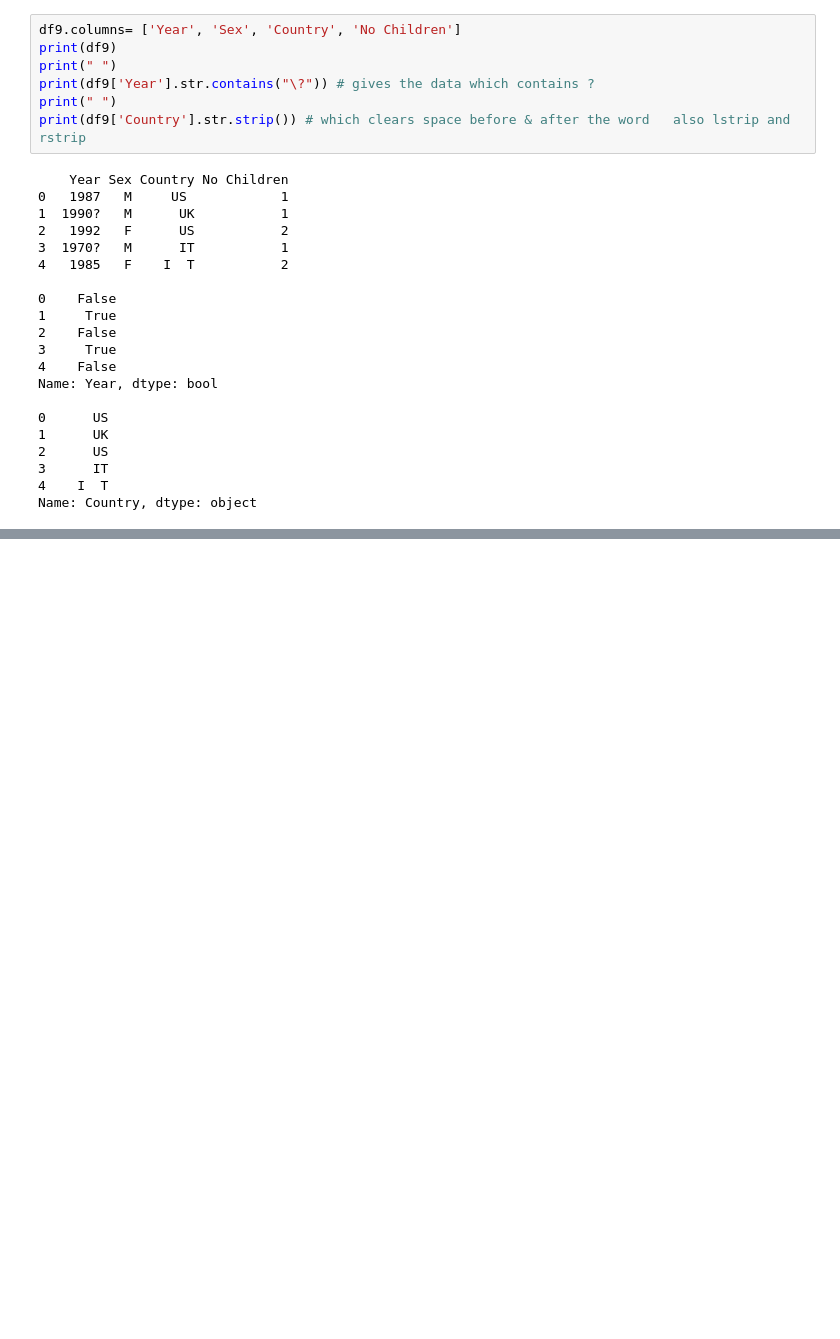
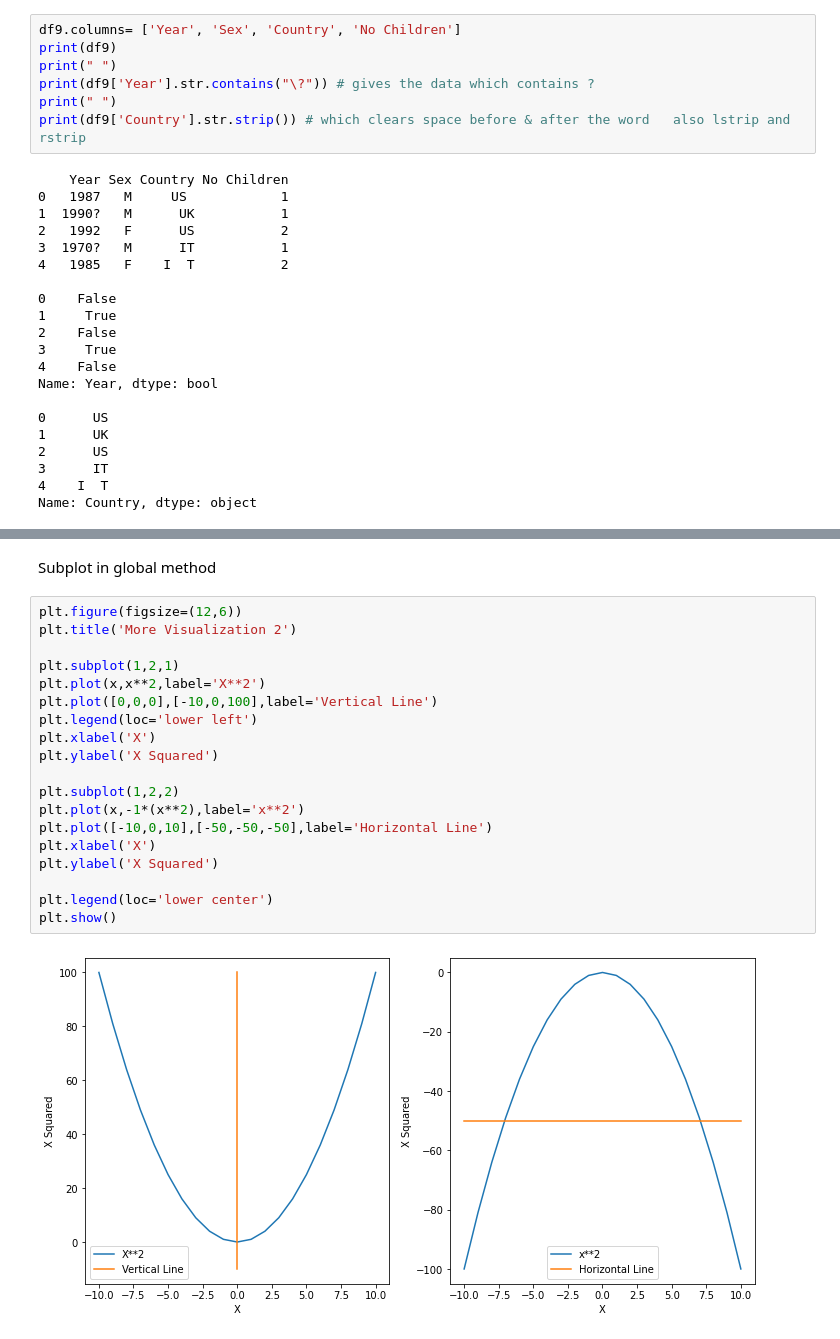
Before and after one commit to palleramcharan/Pythonpractice, a Jupyter notebook: FreeCodeCampPractice.ipynb, the cells around one changed output, grey strips where cells are left out. Cells and saved outputs as stored; diff of their text form; blank space fills up the shorter version.

```diff
--- a/FreeCodeCampPractice.ipynb
+++ b/FreeCodeCampPractice.ipynb
@@ -825,0 +932,23 @@ Name: Country, dtype: object
+# %% [markdown]
+Subplot in global method
+# %%
+plt.figure(figsize=(12,6))
+plt.title('More Visualization 2')
+
+plt.subplot(1,2,1)
+plt.plot(x,x**2,label='X**2')
+plt.plot([0,0,0],[-10,0,100],label='Vertical Line')
+plt.legend(loc='lower left')
+plt.xlabel('X')
+plt.ylabel('X Squared')
+
+plt.subplot(1,2,2)
+plt.plot(x,-1*(x**2),label='x**2')
+plt.plot([-10,0,10],[-50,-50,-50],label='Horizontal Line')
+plt.xlabel('X')
+plt.ylabel('X Squared')
+
+plt.legend(loc='lower center')
+plt.show()
+# %% [output]
+[figure, added]
```
Also changed, not shown: parts of 19 cells of this notebook.
